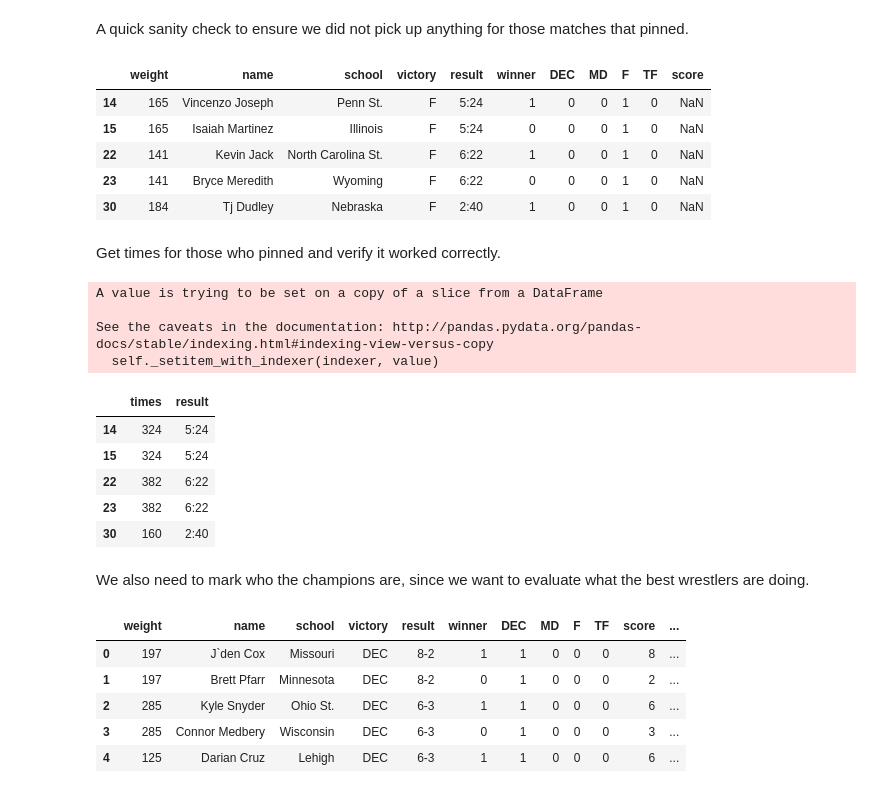
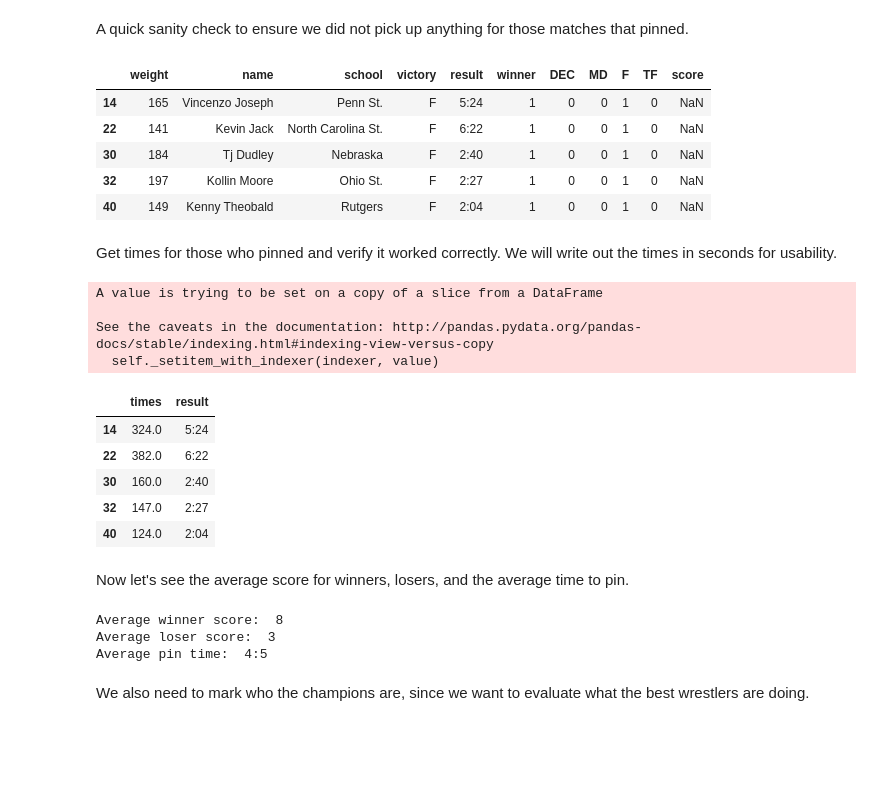
Before and after one commit to tseastmond/byu_econ_applied_machine_learning, a Jupyter notebook: homeworks/Homework_1.ipynb, the cells around one changed output. Drawn from its saved outputs; the diff is of its cells as text; code cells hidden in the pictures; blank space fills up the shorter version.

```diff
--- a/homeworks/Homework_1.ipynb
+++ b/homeworks/Homework_1.ipynb
@@ -71,6 +51,7 @@ Now we use pandas to get a first look at the data
 # %%
 names = ['weight', 'name', 'school', 'victory', 'result', 'winner']
 data = pd.DataFrame(matches, columns=names)
+data = data.drop_duplicates(subset=['weight','name','school','victory','result','winner'])
 data.head()
 # %% [output]
 |  | weight | name | school | victory | result | winner |
@@ -84,3 +65,4 @@ We need to make a few binaries for the type of victory, so first we describe the
 # %%
+data['victory'].loc[data['winner'] == 0] = 'LOSS'
 data.victory.value_counts()
 # %% [output]
@@ -97,9 +82,10 @@ data['TF'] = (data.victory == 'TF').astype('int')
 # %% [markdown]
 Now we get the scores for those who won but did not pin.
 # %%
-data['score'] = ''
+data['score'] = np.nan
 data['score'].loc[data['winner'] == 1] = data.result.str.extract('(\d+)-',expand=False)
 data['score'].loc[data['winner'] == 0] = data.result.str.extract('-(\d+)',expand=False)
+data['score'] = (data['score']).astype('float')
 # %% [output]
 A value is trying to be set on a copy of a slice from a DataFrame
 
@@ -112,37 +98,41 @@ data.loc[data['victory'] == 'F'].head()
 # %% [output]
 |  | weight | name | school | victory | result | winner | DEC | MD | F | TF | score |
 | 14 | 165 | Vincenzo Joseph | Penn St. | F | 5:24 | 1 | 0 | 0 | 1 | 0 | NaN |
-| 15 | 165 | Isaiah Martinez | Illinois | F | 5:24 | 0 | 0 | 0 | 1 | 0 | NaN |
 | 22 | 141 | Kevin Jack | North Carolina St. | F | 6:22 | 1 | 0 | 0 | 1 | 0 | NaN |
-| 23 | 141 | Bryce Meredith | Wyoming | F | 6:22 | 0 | 0 | 0 | 1 | 0 | NaN |
 | 30 | 184 | Tj Dudley | Nebraska | F | 2:40 | 1 | 0 | 0 | 1 | 0 | NaN |
+| 32 | 197 | Kollin Moore | Ohio St. | F | 2:27 | 1 | 0 | 0 | 1 | 0 | NaN |
+| 40 | 149 | Kenny Theobald | Rutgers | F | 2:04 | 1 | 0 | 0 | 1 | 0 | NaN |
 # %% [markdown]
-Get times for those who pinned and verify it worked correctly.
+Get times for those who pinned and verify it worked correctly. We will write out the times in seconds for usability.
 # %%
-data['times'] = ''
+data['times'] = np.nan
 data['times'].loc[data['F'] == 1] = (data.result.str.extract('(\d+):',expand=False)).astype('float')*60 + (data.result.str.extract(':(\d+)')).astype('float')
+data['times'] = (data['times']).astype('float')
 data[['times','result']].loc[data['F'] == 1].head()
 # %% [output]
 A value is trying to be set on a copy of a slice from a DataFrame
 
 See the caveats in the documentation: http://pandas.pydata.org/pandas-docs/stable/indexing.html#indexing-view-versus-copy
   self._setitem_with_indexer(indexer, value)
 |  | times | result |
-| 14 | 324 | 5:24 |
-| 15 | 324 | 5:24 |
-| 22 | 382 | 6:22 |
-| 23 | 382 | 6:22 |
-| 30 | 160 | 2:40 |
+| 14 | 324.0 | 5:24 |
+| 22 | 382.0 | 6:22 |
+| 30 | 160.0 | 2:40 |
+| 32 | 147.0 | 2:27 |
+| 40 | 124.0 | 2:04 |
+# %% [markdown]
+Now let's see the average score for winners, losers, and the average time to pin.
+# %%
+print('Average winner score: ',round(data['score'].loc[(data['winner'] == 1) & (data['victory'] != 'F') & (data['victory'] != 'LOSS')].mean()))
+print('Average loser score: ',round(data['score'].loc[(data['winner'] == 0)].mean()))
+print('Average pin time: ',str(math.floor(data['times'].loc[(data['winner'] == 1) & (data['victory'] == 'F')].mean()/60)) + ':' + str(int(round(data['times'].loc[(data['winner'] == 1) & (data['victory'] == 'F')].mean())%60)))
+# %% [output]
+Average winner score:  8
+Average loser score:  3
+Average pin time:  4:5
 # %% [markdown]
 We also need to mark who the champions are, since we want to evaluate what the best wrestlers are doing.
 # %%
 data['champ'] = 0
 data.loc[[0,2,4,6,8,10,12,14,16,18],'champ'] = 1
 data['champ'] = data.groupby(['name'])['champ'].transform(max)
-# %% [output]
-|  | weight | name | school | victory | result | winner | DEC | MD | F | TF | score | ... |
-| 0 | 197 | J`den Cox | Missouri | DEC | 8-2 | 1 | 1 | 0 | 0 | 0 | 8 | ... |
-| 1 | 197 | Brett Pfarr | Minnesota | DEC | 8-2 | 0 | 1 | 0 | 0 | 0 | 2 | ... |
-| 2 | 285 | Kyle Snyder | Ohio St. | DEC | 6-3 | 1 | 1 | 0 | 0 | 0 | 6 | ... |
-| 3 | 285 | Connor Medbery | Wisconsin | DEC | 6-3 | 0 | 1 | 0 | 0 | 0 | 3 | ... |
-| 4 | 125 | Darian Cruz | Lehigh | DEC | 6-3 | 1 | 1 | 0 | 0 | 0 | 6 | ... |
```
Also changed, not shown: parts of 46 cells of this notebook.
